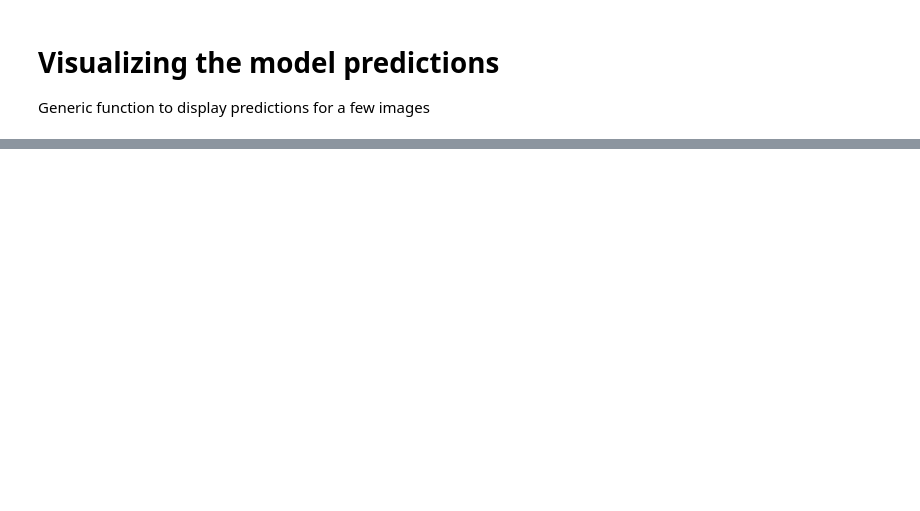
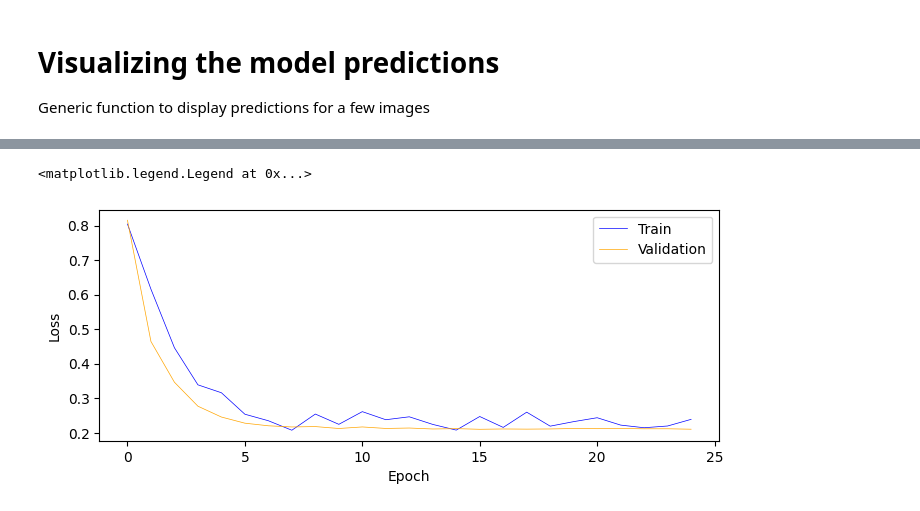
Before and after one commit to uuuoouo/CS3120, a Jupyter notebook: lab4_transfer_learning.ipynb, the cells around one changed output, grey strips where cells are left out. Saved outputs shown, nothing was run; the diff lists cells and outputs as text; code cells hidden in the pictures; blank space fills up the shorter version.

```diff
--- a/lab4_transfer_learning.ipynb
+++ b/lab4_transfer_learning.ipynb
@@ -320,3 +400,2 @@ network. However, forward does need to be computed.
 # %%
-model_conv = train_model(model_conv, criterion, optimizer_conv,
-                         exp_lr_scheduler, num_epochs=25)
+model_conv, epoch_losses, batch_losses = train_model(model_conv, criterion, optimizer_conv, exp_lr_scheduler, num_epochs=25)
@@ -322,0 +420,11 @@ model_conv = train_model(model_conv, criterion, optimizer_conv,
+# %%
+# plot the loss curves
+plt.figure(figsize=(8, 3))
+plt.plot(range(len(epoch_losses['train'])), epoch_losses['train'], c='blue', linewidth=0.5)
+plt.plot(range(len(epoch_losses['val'])), epoch_losses['val'], c='orange', linewidth=0.5)
+plt.ylabel('Loss')
+plt.xlabel('Epoch')
+plt.legend(('Train','Validation'))
+# %% [output]
+<matplotlib.legend.Legend at 0x...>
+[figure, added]
```
Also changed, not shown: parts of 30 cells of this notebook.
